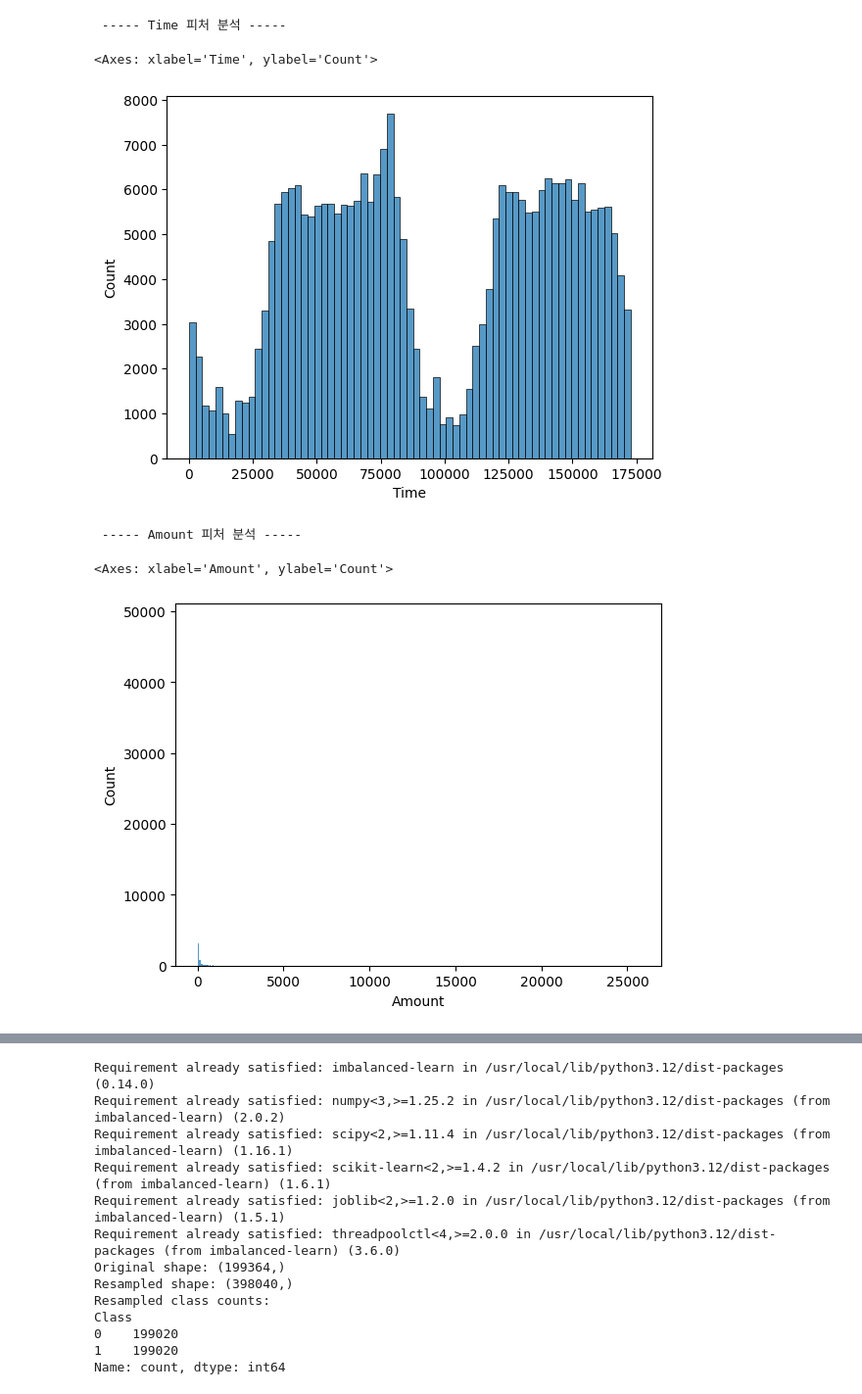
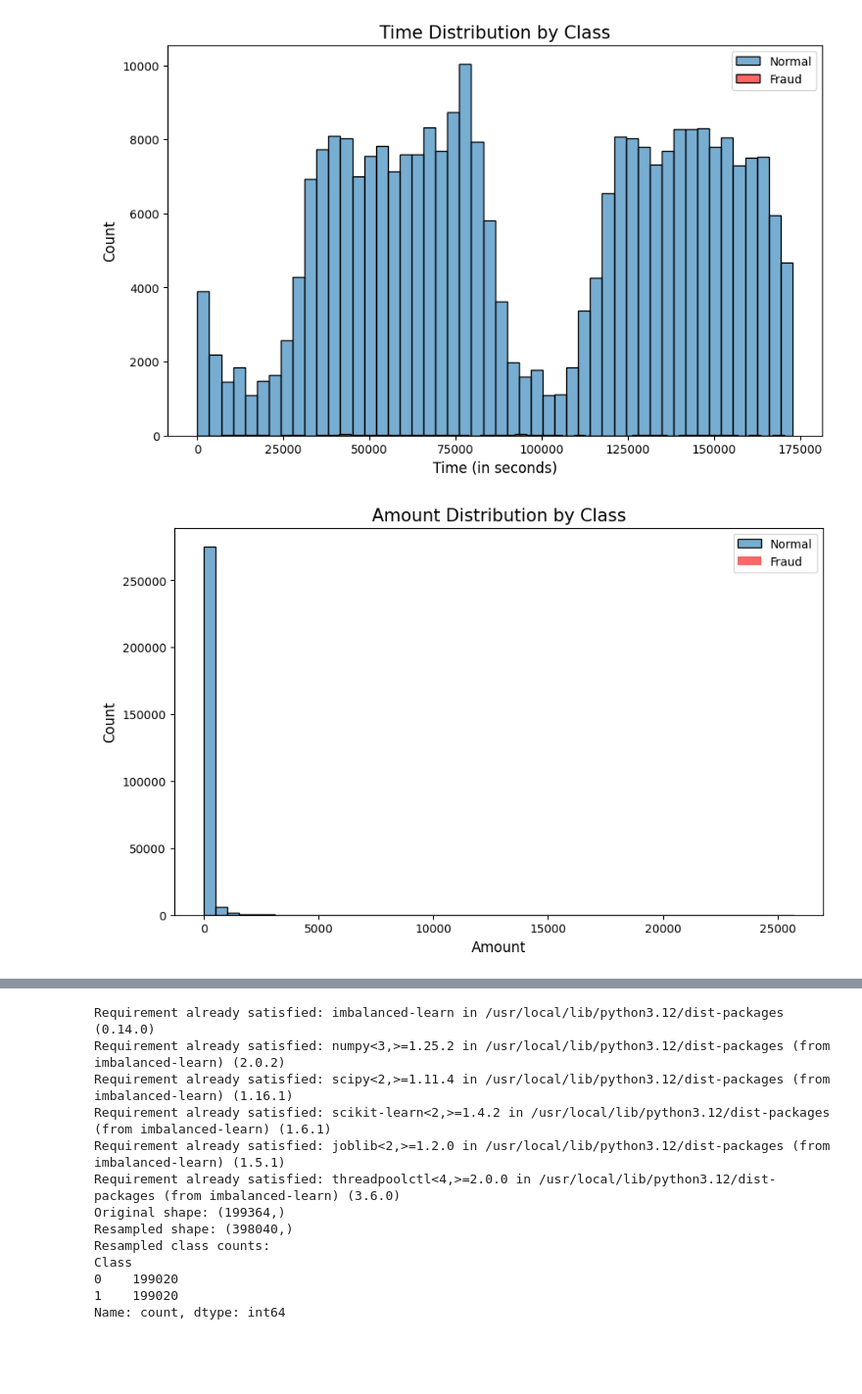
Before and after one commit to xvmon234-ai/Learning-Python, a Jupyter notebook: Card_Fraud_Detection_Project/02_Data_Exploration_Preprocessing/fraud_detection.ipynb, the cells around one changed output, grey strips where cells are left out. Shown at 98% size. Drawn from its saved outputs; the diff is of its cells as text; code cells hidden in the pictures; blank space fills up the shorter version.

```diff
--- a/Card_Fraud_Detection_Project/02_Data_Exploration_Preprocessing/fraud_detection.ipynb
+++ b/Card_Fraud_Detection_Project/02_Data_Exploration_Preprocessing/fraud_detection.ipynb
@@ -66,18 +95,27 @@ sns.countplot(x='Class', data=df)
 [figure]
-# %%
-# 2.2.2 주요 피처 분포 시각화
-print("\n ----- Time 피처 분석 ----- ")
-sns.histplot(df['Time'])
-# issue: user warning 발생 > seaborn의 업데이트로 인해 distplot이 더 이상 사용 불가능할 예정이라는 의미의 warning, 이에 distplot을 histplot으로 변경
-# %% [output]
- ----- Time 피처 분석 -----
-<Axes: xlabel='Time', ylabel='Count'>
-[figure, removed]
-# %%
-# 2.2.2 주요 피처 분포 시각화
-print("\n ----- Amount 피처 분석 ----- ")
-sns.histplot(df['Amount'])
-# %% [output]
- ----- Amount 피처 분석 -----
-<Axes: xlabel='Amount', ylabel='Count'>
-[figure, removed]
+# %%
+# 2.2.2 주요 피처 분포 시각화
+normal = df[df['Class'] == 0]
+fraud = df[df['Class'] == 1]
+
+plt.figure(figsize=(10, 6))
+sns.histplot(normal['Time'], bins=50, alpha=0.6, label='Normal')
+sns.histplot(fraud['Time'], bins=50, color='red', alpha=0.6, label='Fraud')
+plt.title('Time Distribution by Class', fontsize=15)
+plt.xlabel('Time (in seconds)', fontsize=12)
+plt.ylabel('Count', fontsize=12)
+plt.legend()
+plt.show()
+
+plt.figure(figsize=(10, 6))
+sns.histplot(normal['Amount'], bins=50, alpha=0.6, label='Normal')
+sns.histplot(fraud['Amount'], bins=50, color='red', alpha=0.6, label='Fraud')
+plt.title('Amount Distribution by Class', fontsize=15)
+plt.xlabel('Amount', fontsize=12)
+plt.ylabel('Count', fontsize=12)
+plt.legend()
+plt.show()
+# Amount Feature에 대한 추가 분석이 필요하다고 판단돼 다음 셀에서 추가 분석을 수행
+# %% [output]
+[figure, added]
+[figure, added]
```
Also changed, not shown: parts of 4 cells of this notebook.
